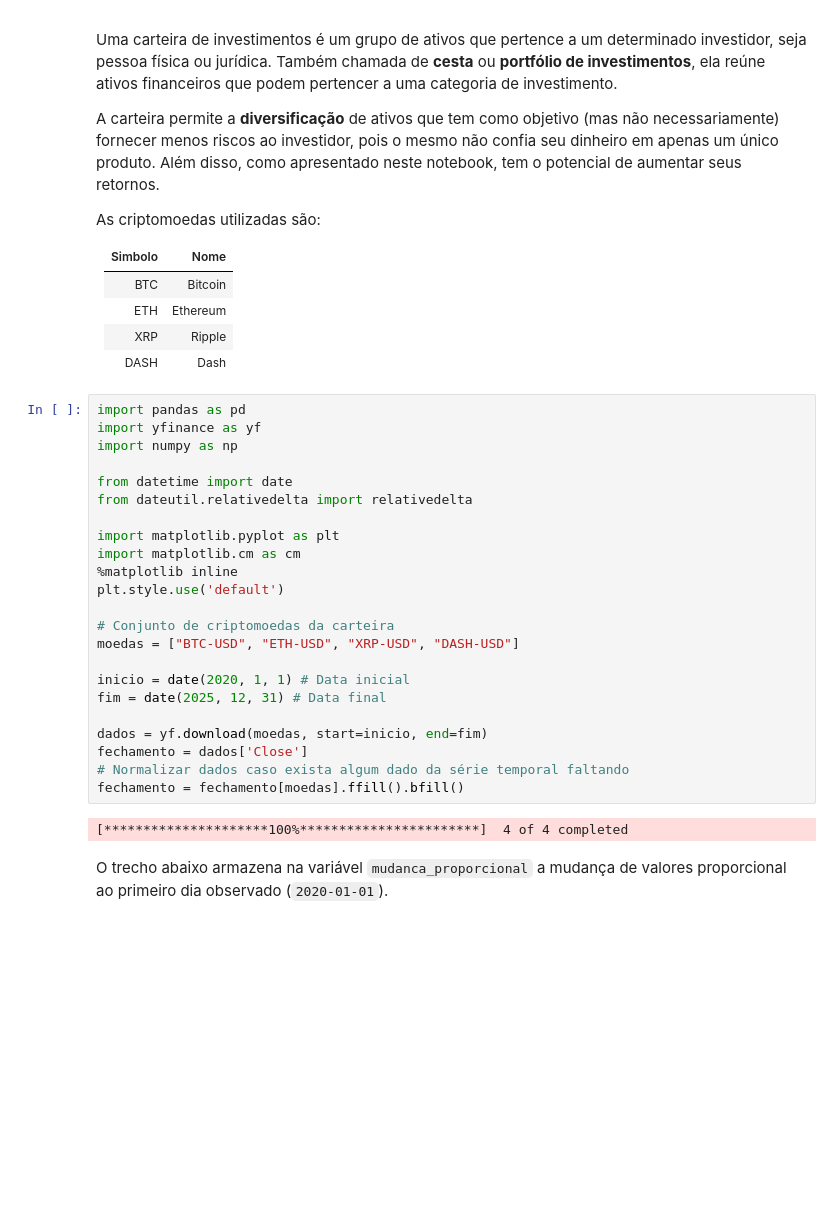
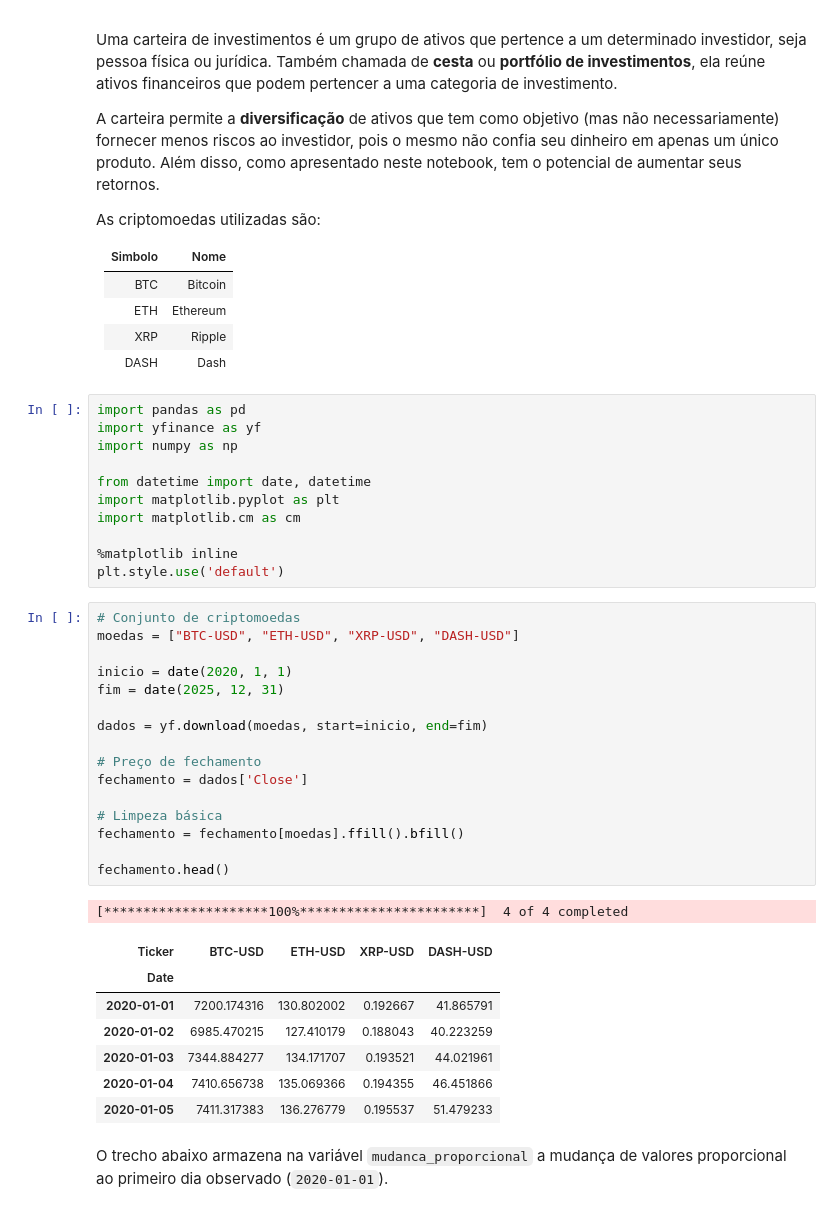
Before and after one commit to erickcmendes/CEUB, a Jupyter notebook: Desenvolvimento para Ciência de Dados/eda_inicial.ipynb, the cells around one changed output. Saved outputs shown, nothing was run; the diff lists cells and outputs as text; blank space fills up the shorter version.

```diff
--- a/Desenvolvimento para Ciência de Dados/eda_inicial.ipynb
+++ b/Desenvolvimento para Ciência de Dados/eda_inicial.ipynb
@@ -24,26 +24,37 @@ import pandas as pd
 import yfinance as yf
 import numpy as np
 
-from datetime import date
-from dateutil.relativedelta import relativedelta
-
+from datetime import date, datetime
 import matplotlib.pyplot as plt
 import matplotlib.cm as cm
+
 %matplotlib inline
 plt.style.use('default')
-
-# Conjunto de criptomoedas da carteira
-moedas = ["BTC-USD", "ETH-USD", "XRP-USD", "DASH-USD"]
-
-inicio = date(2020, 1, 1) # Data inicial
-fim = date(2025, 12, 31) # Data final
-
-dados = yf.download(moedas, start=inicio, end=fim)
-fechamento = dados['Close']
-# Normalizar dados caso exista algum dado da série temporal faltando
-fechamento = fechamento[moedas].ffill().bfill()
-# %% [output]
-[*********************100%***********************]  4 of 4 completed
+# %%
+# Conjunto de criptomoedas
+moedas = ["BTC-USD", "ETH-USD", "XRP-USD", "DASH-USD"]
+
+inicio = date(2020, 1, 1)
+fim = date(2025, 12, 31)
+
+dados = yf.download(moedas, start=inicio, end=fim)
+
+# Preço de fechamento
+fechamento = dados['Close']
+
+# Limpeza básica
+fechamento = fechamento[moedas].ffill().bfill()
+
+fechamento.head()
+# %% [output]
+[*********************100%***********************]  4 of 4 completed
+| Ticker | BTC-USD | ETH-USD | XRP-USD | DASH-USD |
+| Date |  |  |  |  |
+| 2020-01-01 | 7200.174316 | 130.802002 | 0.192667 | 41.865791 |
+| 2020-01-02 | 6985.470215 | 127.410179 | 0.188043 | 40.223259 |
+| 2020-01-03 | 7344.884277 | 134.171707 | 0.193521 | 44.021961 |
+| 2020-01-04 | 7410.656738 | 135.069366 | 0.194355 | 46.451866 |
+| 2020-01-05 | 7411.317383 | 136.276779 | 0.195537 | 51.479233 |
 # %% [markdown]
 O trecho abaixo armazena na variável `mudanca_proporcional` a mudança de valores proporcional ao primeiro dia observado (`2020-01-01`).
 # %%
```
Also changed, not shown: parts of 10 cells of this notebook, 1 other file.
